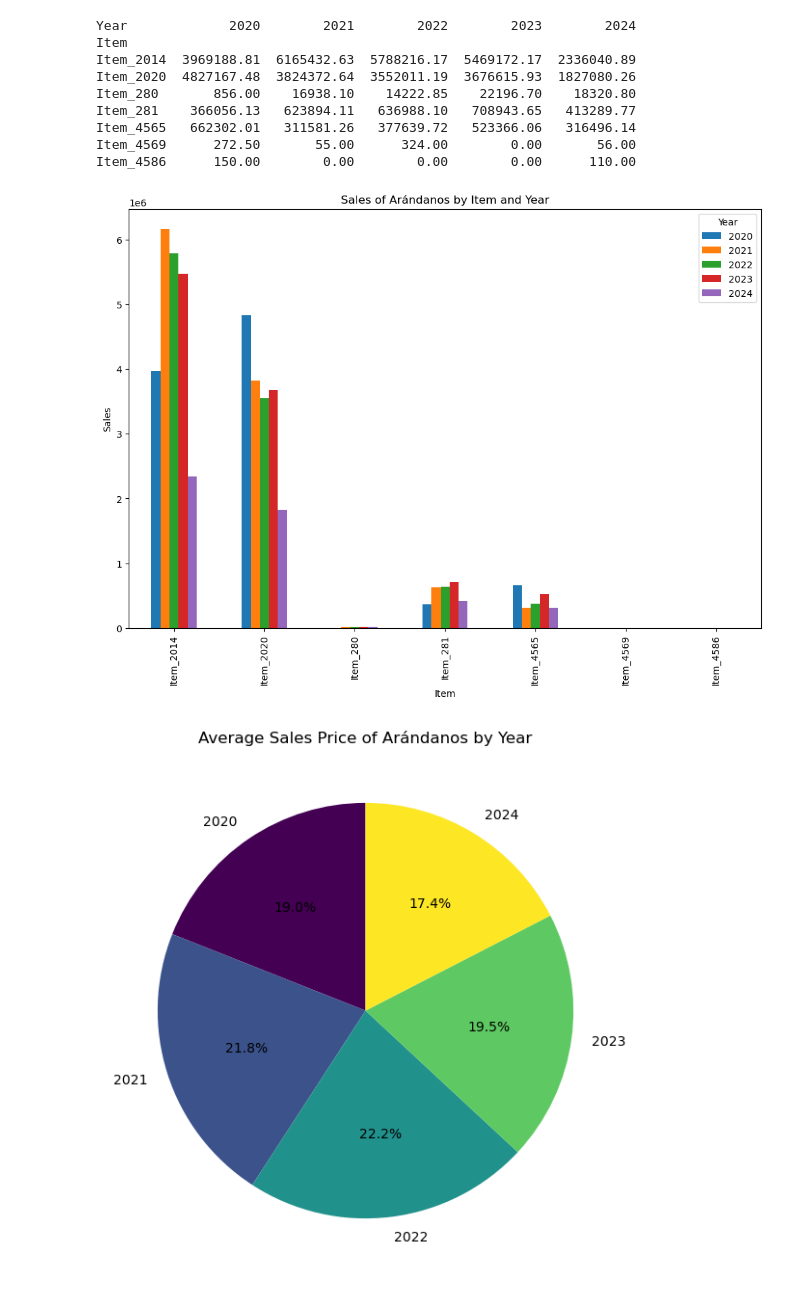
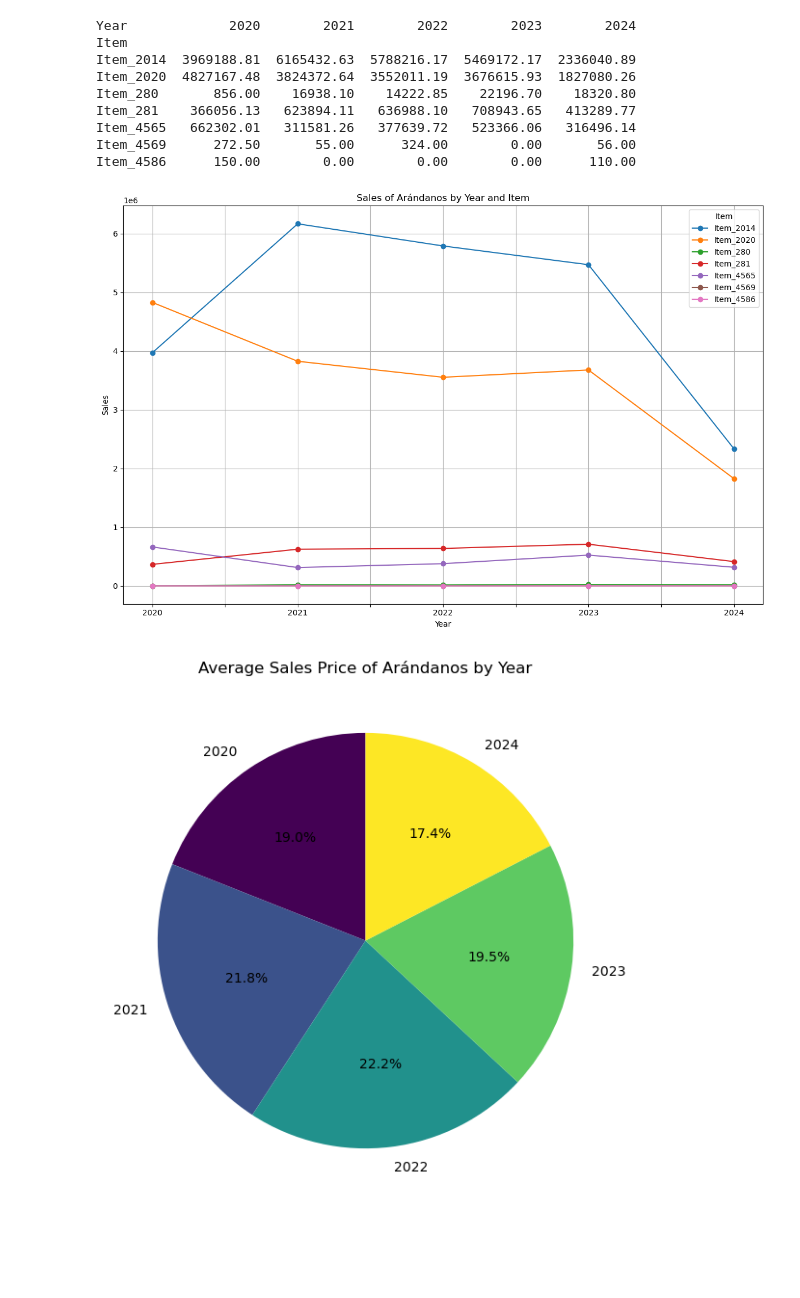
Before and after one commit to patricioaugusto-patinoespana/Proyect1, a Jupyter notebook: proyect1.ipynb, the cells around one changed output. Cells and saved outputs as stored; diff of their text form; code cells hidden in the pictures; blank space fills up the shorter version.

```diff
--- a/proyect1.ipynb
+++ b/proyect1.ipynb
@@ -148,15 +148,20 @@ Item_4565   662302.01   311581.26   377639.72   523366.06   316496.14
 Item_4569      272.50       55.00      324.00        0.00       56.00
 Item_4586      150.00        0.00        0.00        0.00      110.00
 # %%
-# Graficar la tabla pivot
-pivot_table_arandanos.plot(kind='bar', figsize=(12, 8))
-plt.title('Sales of Arándanos by Item and Year')
-plt.xlabel('Item')
+pivot_table_transposed = pivot_table_arandanos.T
+pivot_table_transposed.plot(kind='line', marker='o', figsize=(12, 8))
+
+# Configurar el título y las etiquetas
+plt.title('Sales of Arándanos by Year and Item')
+plt.xlabel('Year')
 plt.ylabel('Sales')
-plt.legend(title='Year')
+plt.legend(title='Item')
+plt.grid(True)
+plt.tight_layout()
+# Mostrar la gráfica
 plt.show()
 # %% [output]
-[figure, old version]
+[figure, new version]
 # %%
 average_price_per_year = arandanos_data.groupby('Year')['Sales'].mean()
 
```
